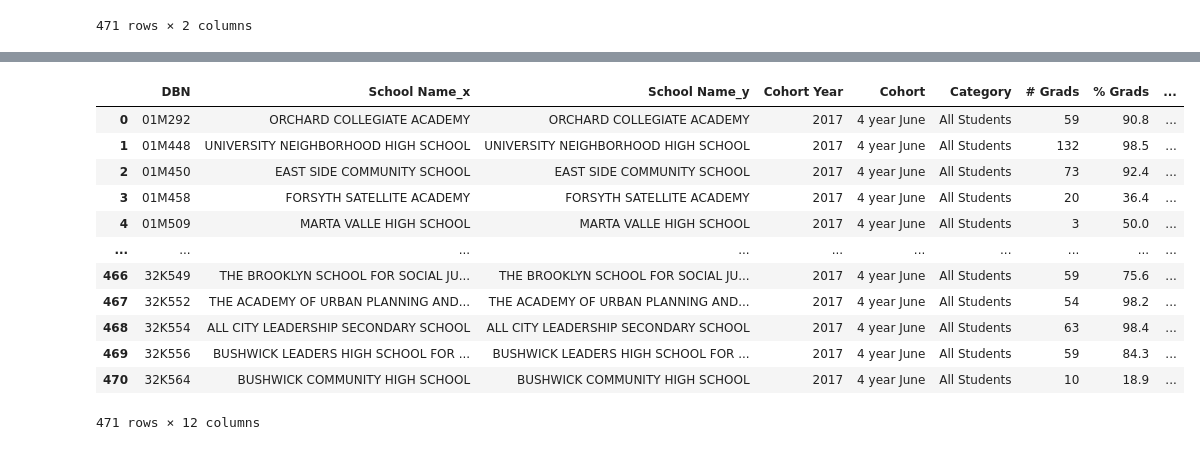
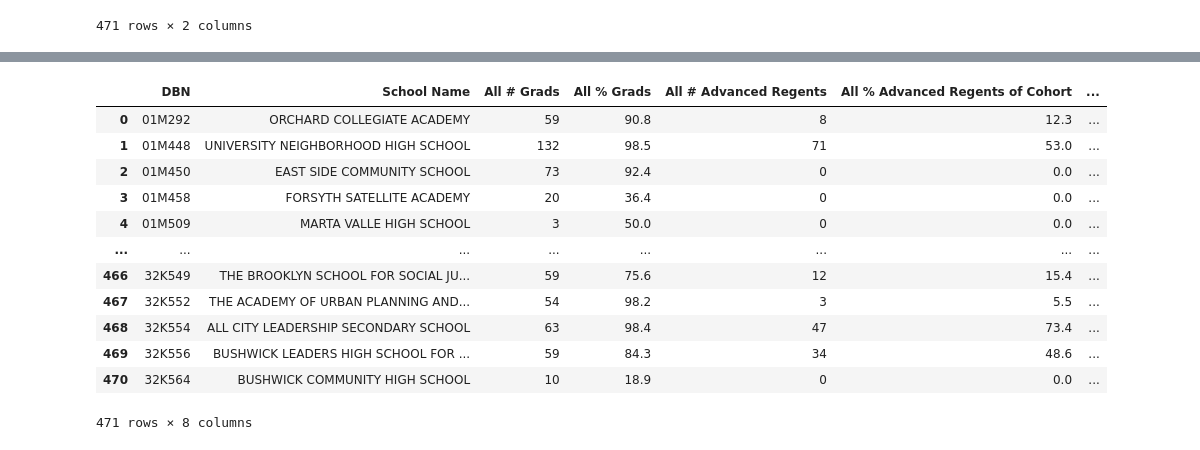
Before and after one commit to es2681/group_project, a Jupyter notebook: Transformed Data Tables/All.ipynb, the cells around one changed output, grey strips where cells are left out. Drawn from its saved outputs; the diff is of its cells as text; code cells hidden in the pictures.

Commit message:
adding edited transformed all data table

```diff
--- a/Transformed Data Tables/All.ipynb
+++ b/Transformed Data Tables/All.ipynb
@@ -84,3 +84,7 @@ school_names
 | 31064 | 32K556 | BUSHWICK LEADERS HIGH SCHOOL FOR ... |
 | 31133 | 32K564 | BUSHWICK COMMUNITY HIGH SCHOOL |
 471 rows × 2 columns
+# %%
+all_df = df2[['DBN', '# Grads', '% Grads', '# Advanced Regents', '% Advanced Regents of Cohort', '# Dropout', '% Dropout']].set_index('DBN')
+all_df  = all_df.add_prefix('All ').reset_index()
+all_df
@@ -87,17 +105,17 @@ school_names
 # %%
-all = school_names.merge(df2, how = 'left', on = 'DBN')
+all = school_names.merge(all_df, how = 'left', on = 'DBN')
 all
 # %% [output]
-|  | DBN | School Name_x | School Name_y | Cohort Year | Cohort | Category | # Grads | % Grads | ... |
-| 0 | 01M292 | ORCHARD COLLEGIATE ACADEMY | ORCHARD COLLEGIATE ACADEMY | 2017 | 4 year June | All Students | 59 | 90.8 | ... |
-| 1 | 01M448 | UNIVERSITY NEIGHBORHOOD HIGH SCHOOL | UNIVERSITY NEIGHBORHOOD HIGH SCHOOL | 2017 | 4 year June | All Students | 132 | 98.5 | ... |
-| 2 | 01M450 | EAST SIDE COMMUNITY SCHOOL | EAST SIDE COMMUNITY SCHOOL | 2017 | 4 year June | All Students | 73 | 92.4 | ... |
-| 3 | 01M458 | FORSYTH SATELLITE ACADEMY | FORSYTH SATELLITE ACADEMY | 2017 | 4 year June | All Students | 20 | 36.4 | ... |
-| 4 | 01M509 | MARTA VALLE HIGH SCHOOL | MARTA VALLE HIGH SCHOOL | 2017 | 4 year June | All Students | 3 | 50.0 | ... |
-| ... | ... | ... | ... | ... | ... | ... | ... | ... | ... |
-| 466 | 32K549 | THE BROOKLYN SCHOOL FOR SOCIAL JU... | THE BROOKLYN SCHOOL FOR SOCIAL JU... | 2017 | 4 year June | All Students | 59 | 75.6 | ... |
-| 467 | 32K552 | THE ACADEMY OF URBAN PLANNING AND... | THE ACADEMY OF URBAN PLANNING AND... | 2017 | 4 year June | All Students | 54 | 98.2 | ... |
-| 468 | 32K554 | ALL CITY LEADERSHIP SECONDARY SCHOOL | ALL CITY LEADERSHIP SECONDARY SCHOOL | 2017 | 4 year June | All Students | 63 | 98.4 | ... |
-| 469 | 32K556 | BUSHWICK LEADERS HIGH SCHOOL FOR ... | BUSHWICK LEADERS HIGH SCHOOL FOR ... | 2017 | 4 year June | All Students | 59 | 84.3 | ... |
-| 470 | 32K564 | BUSHWICK COMMUNITY HIGH SCHOOL | BUSHWICK COMMUNITY HIGH SCHOOL | 2017 | 4 year June | All Students | 10 | 18.9 | ... |
+|  | DBN | School Name | All # Grads | All % Grads | All # Advanced Regents | All % Advanced Regents of Cohort | ... |
+| 0 | 01M292 | ORCHARD COLLEGIATE ACADEMY | 59 | 90.8 | 8 | 12.3 | ... |
+| 1 | 01M448 | UNIVERSITY NEIGHBORHOOD HIGH SCHOOL | 132 | 98.5 | 71 | 53.0 | ... |
+| 2 | 01M450 | EAST SIDE COMMUNITY SCHOOL | 73 | 92.4 | 0 | 0.0 | ... |
+| 3 | 01M458 | FORSYTH SATELLITE ACADEMY | 20 | 36.4 | 0 | 0.0 | ... |
+| 4 | 01M509 | MARTA VALLE HIGH SCHOOL | 3 | 50.0 | 0 | 0.0 | ... |
+| ... | ... | ... | ... | ... | ... | ... | ... |
+| 466 | 32K549 | THE BROOKLYN SCHOOL FOR SOCIAL JU... | 59 | 75.6 | 12 | 15.4 | ... |
+| 467 | 32K552 | THE ACADEMY OF URBAN PLANNING AND... | 54 | 98.2 | 3 | 5.5 | ... |
+| 468 | 32K554 | ALL CITY LEADERSHIP SECONDARY SCHOOL | 63 | 98.4 | 47 | 73.4 | ... |
+| 469 | 32K556 | BUSHWICK LEADERS HIGH SCHOOL FOR ... | 59 | 84.3 | 34 | 48.6 | ... |
+| 470 | 32K564 | BUSHWICK COMMUNITY HIGH SCHOOL | 10 | 18.9 | 0 | 0.0 | ... |
-471 rows × 12 columns
+471 rows × 8 columns
```
Also changed, not shown: parts of 1 cell of this notebook, 1 other file.
